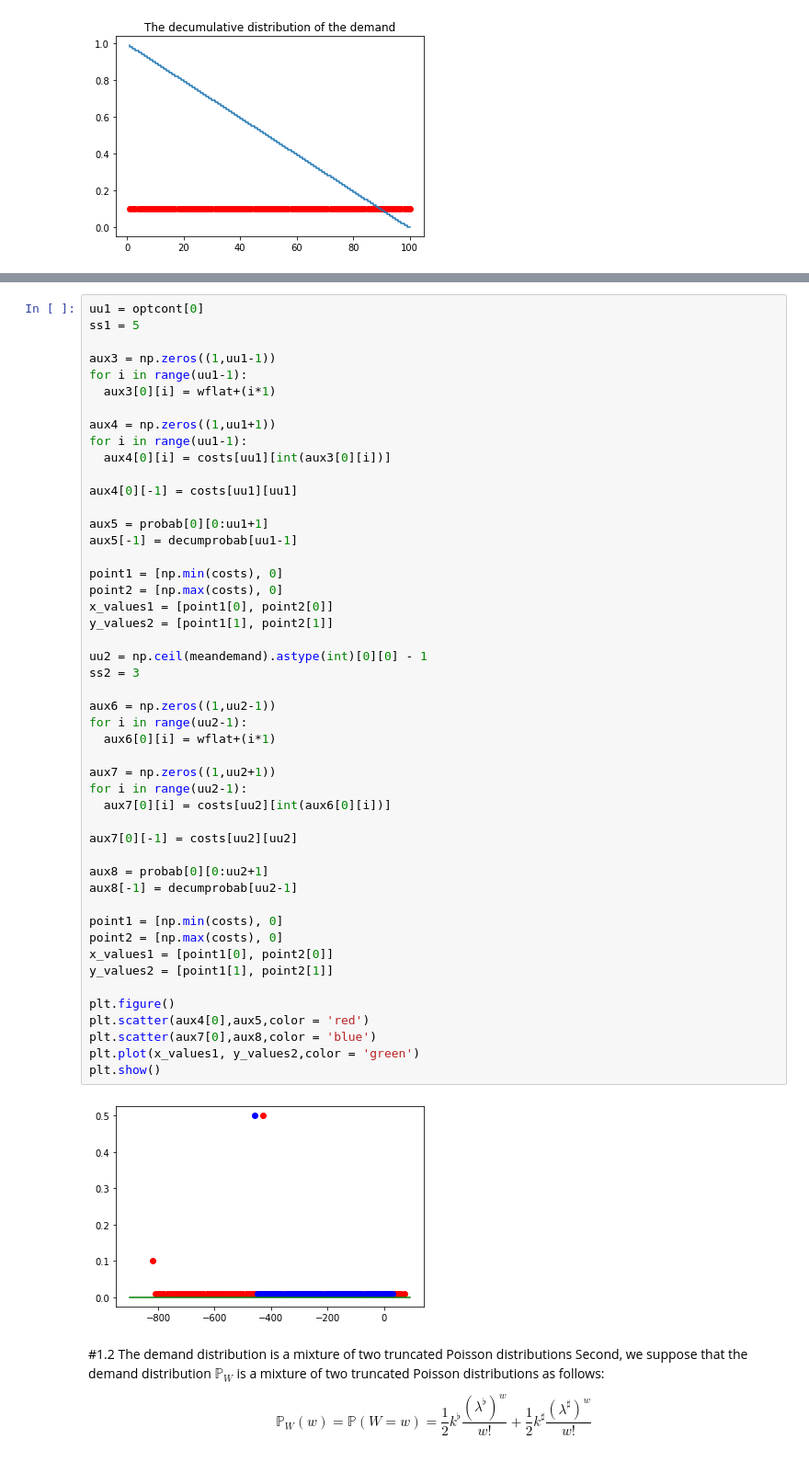
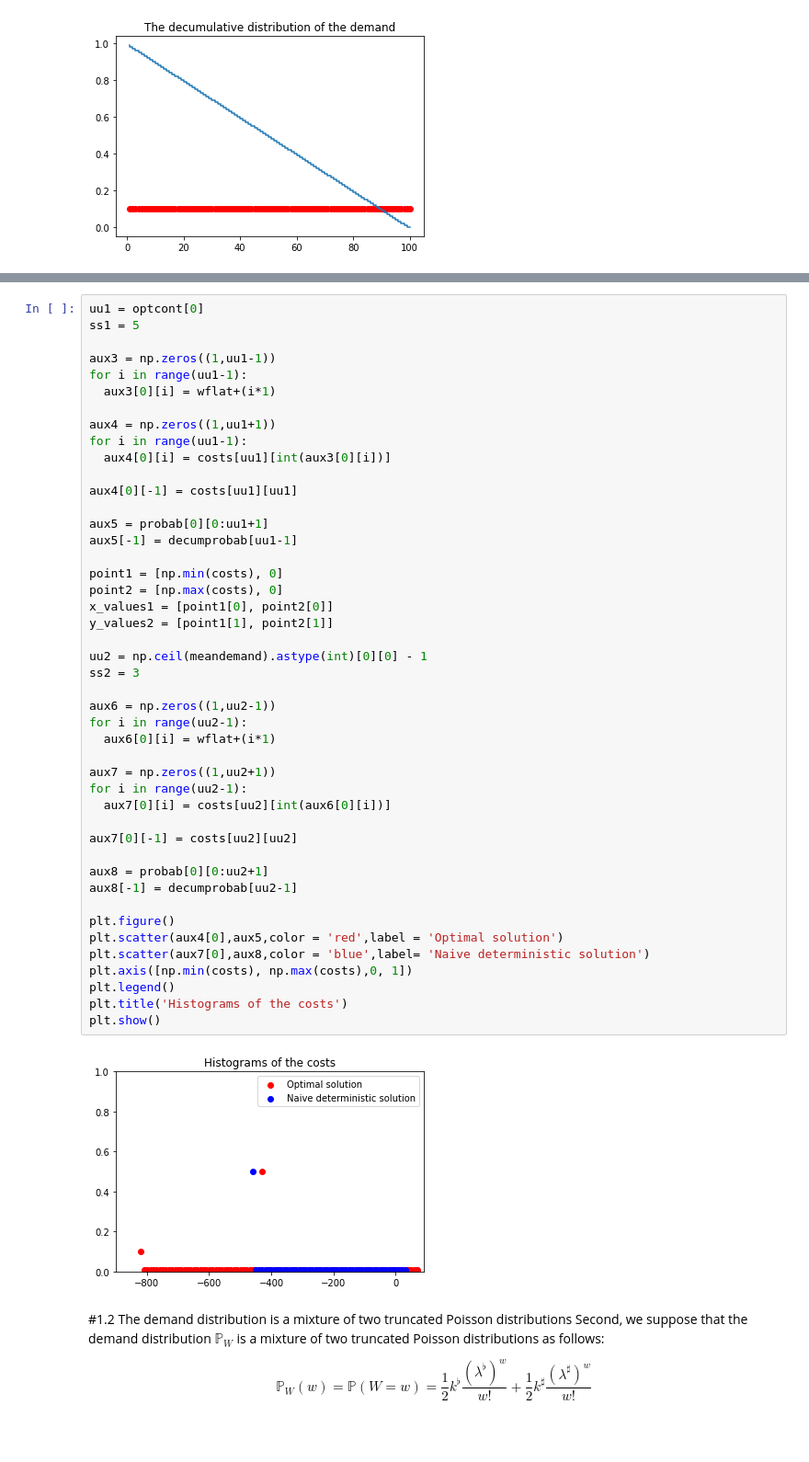
Before and after one commit to aerubianoma/Stochastic-optimization, a Jupyter notebook: TheNewsvendorProblem.ipynb, the cells around one changed output, grey strips where cells are left out. Shown at 92% size. Cells and saved outputs as stored; diff of their text form; blank space fills up the shorter version.

```diff
--- a/TheNewsvendorProblem.ipynb
+++ b/TheNewsvendorProblem.ipynb
@@ -319,42 +279,39 @@ for i in range(uu1-1):
 
 aux4[0][-1] = costs[uu1][uu1]
 
 aux5 = probab[0][0:uu1+1]
 aux5[-1] = decumprobab[uu1-1]
 
 point1 = [np.min(costs), 0]
 point2 = [np.max(costs), 0]
 x_values1 = [point1[0], point2[0]]
 y_values2 = [point1[1], point2[1]]
 
 uu2 = np.ceil(meandemand).astype(int)[0][0] - 1
 ss2 = 3
 
 aux6 = np.zeros((1,uu2-1))
 for i in range(uu2-1):
   aux6[0][i] = wflat+(i*1)
 
 aux7 = np.zeros((1,uu2+1))
 for i in range(uu2-1):
   aux7[0][i] = costs[uu2][int(aux6[0][i])]
 
 aux7[0][-1] = costs[uu2][uu2]
 
 aux8 = probab[0][0:uu2+1]
 aux8[-1] = decumprobab[uu2-1]
 
-point1 = [np.min(costs), 0]
-point2 = [np.max(costs), 0]
-x_values1 = [point1[0], point2[0]]
-y_values2 = [point1[1], point2[1]]
-
 plt.figure()
-plt.scatter(aux4[0],aux5,color = 'red')
-plt.scatter(aux7[0],aux8,color = 'blue')
-plt.plot(x_values1, y_values2,color = 'green')
+plt.scatter(aux4[0],aux5,color = 'red',label = 'Optimal solution')
+plt.scatter(aux7[0],aux8,color = 'blue',label= 'Naive deterministic solution')
+plt.axis([np.min(costs), np.max(costs),0, 1])
+plt.legend()
+plt.title('Histograms of the costs')
 plt.show()
 # %% [output]
-[figure, old version]
+[figure, new version]
 # %% [markdown]
 #1.2 The demand distribution is a mixture of two truncated Poisson distributions
 Second, we suppose that the demand distribution $ℙ_{W}$ is a mixture of two truncated Poisson distributions as follows:
```
Also changed, not shown: parts of 6 cells of this notebook.
